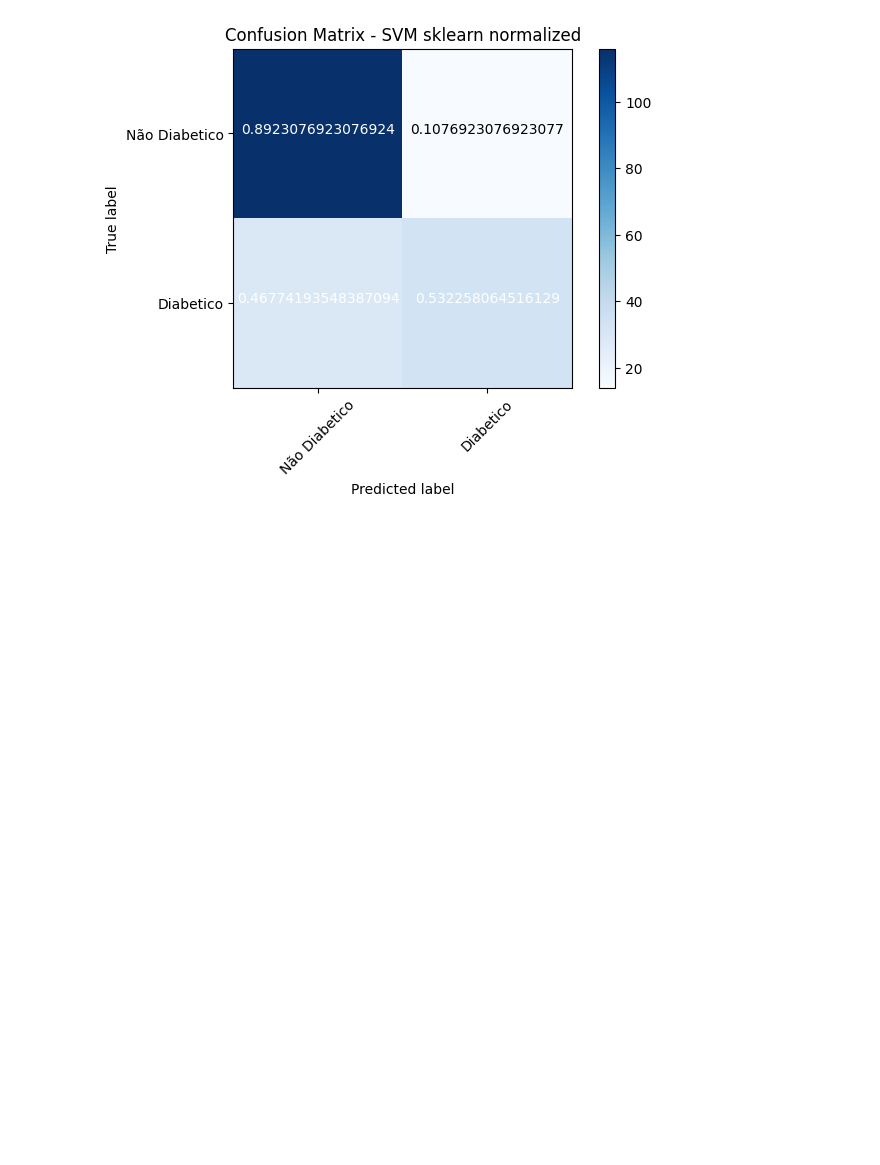
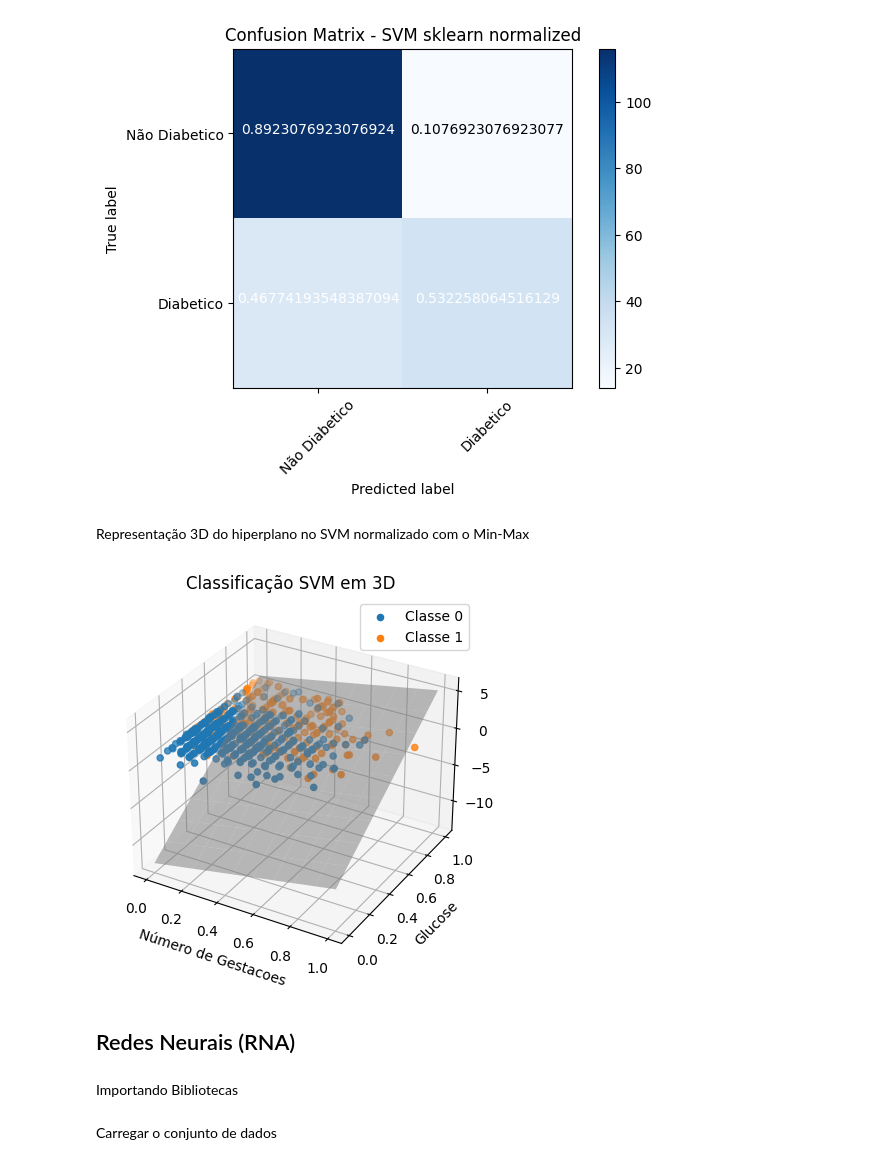
Before and after one commit to ViniciusKanh/AM-Predict-Diabetes, a Jupyter notebook: Prever_Diabetes_Mineração.ipynb, the cells around one changed output. Saved outputs shown, nothing was run; the diff lists cells and outputs as text; code cells hidden in the pictures; blank space fills up the shorter version.

```diff
--- a/Prever_Diabetes_Mineração.ipynb
+++ b/Prever_Diabetes_Mineração.ipynb
@@ -1576,3 +1665,58 @@ Normalized confusion matrix
  [0.47 0.53]]
 [figure]
 [figure]
+# %% [markdown]
+Representação 3D do hiperplano no SVM normalizado com o Min-Max
+# %%
+# Dados de treinamento
+X = df[features].values
+y = df[target].values
+
+# Normalização dos dados
+scaler = MinMaxScaler()
+X_normalized = scaler.fit_transform(X)
+
+# Criação do classificador SVM
+clf = svm.SVC(kernel='linear', C=1.0)
+clf.fit(X_normalized, y)
+
+# Função para plotar o hiperplano de separação em 3D
+def plot_hyperplane(clf, ax):
+    # Extrai os coeficientes e intercepto do hiperplano
+    w = clf.coef_[0]
+    a = -w[0] / w[1]
+
+    # Determina as coordenadas do hiperplano
+    xx = np.linspace(np.min(X_normalized[:, 0]), np.max(X_normalized[:, 0]), 10)
+    yy = np.linspace(np.min(X_normalized[:, 1]), np.max(X_normalized[:, 1]), 10)
+    XX, YY = np.meshgrid(xx, yy)
+    ZZ = (-w[0] * XX - w[1] * YY - clf.intercept_[0]) / w[2]
+
+    # Plota o hiperplano em 3D
+    ax.plot_surface(XX, YY, ZZ, alpha=0.5, color='gray')
+
+# Plotagem dos pontos de dados e hiperplano em 3D
+fig = plt.figure()
+ax = fig.add_subplot(111, projection='3d')
+
+# Rótulos das classes
+labels = np.unique(y)
+for label in labels:
+    indices = np.where(y == label)
+    ax.scatter(X_normalized[indices, 0], X_normalized[indices, 1], X_normalized[indices, 2], label=f'Classe {label}')
+
+plot_hyperplane(clf, ax)
+
+# Configurações do gráfico
+ax.set_xlabel('Número de Gestacoes')
+ax.set_ylabel('Glucose')
+ax.set_zlabel('pressao Arterial')
+ax.set_title('Classificação SVM em 3D')
+ax.legend()
+plt.show()
+# %% [output]
+[figure, added]
+# %% [markdown]
+## Redes Neurais (RNA)
+# %% [markdown]
+Importando Bibliotecas
@@ -1578,0 +1732,2 @@ Normalized confusion matrix
+# %% [markdown]
+Carregar o conjunto de dados
```
Also changed, not shown: parts of 53 cells of this notebook.
